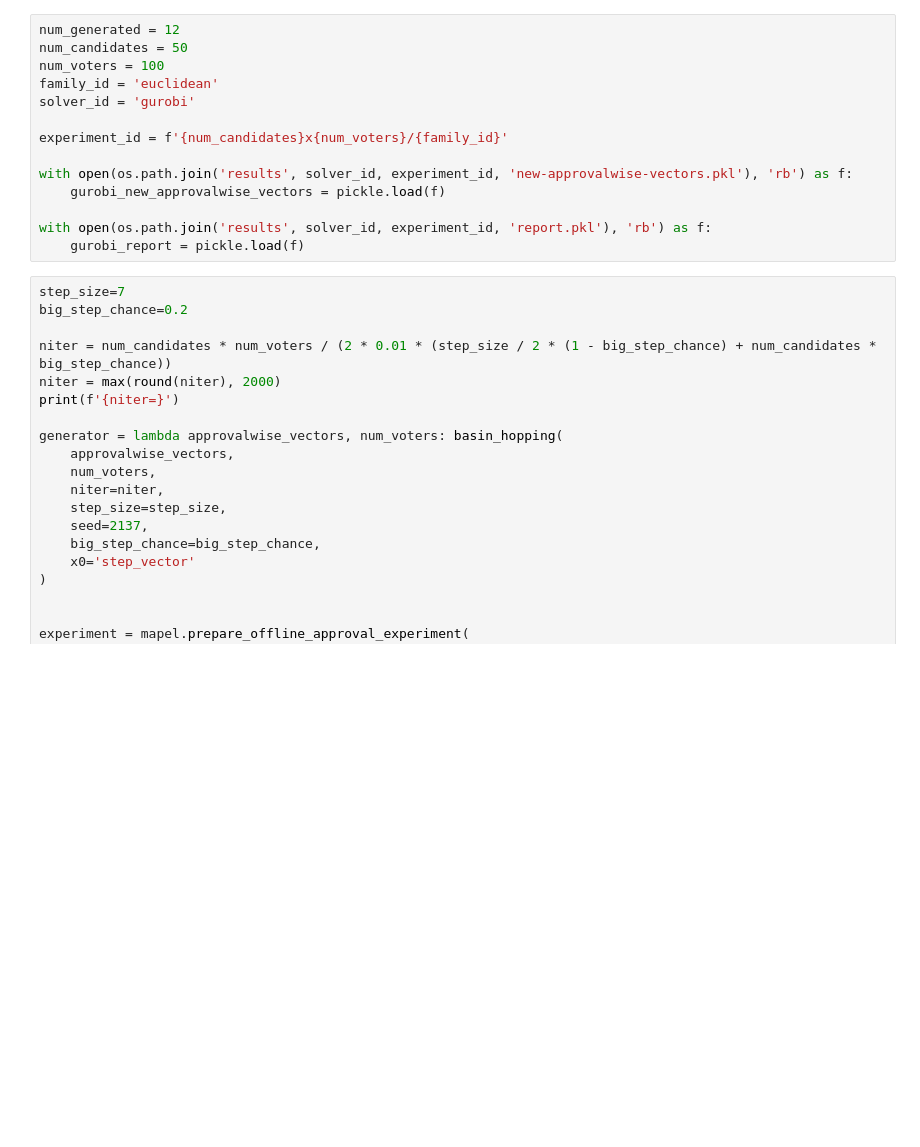
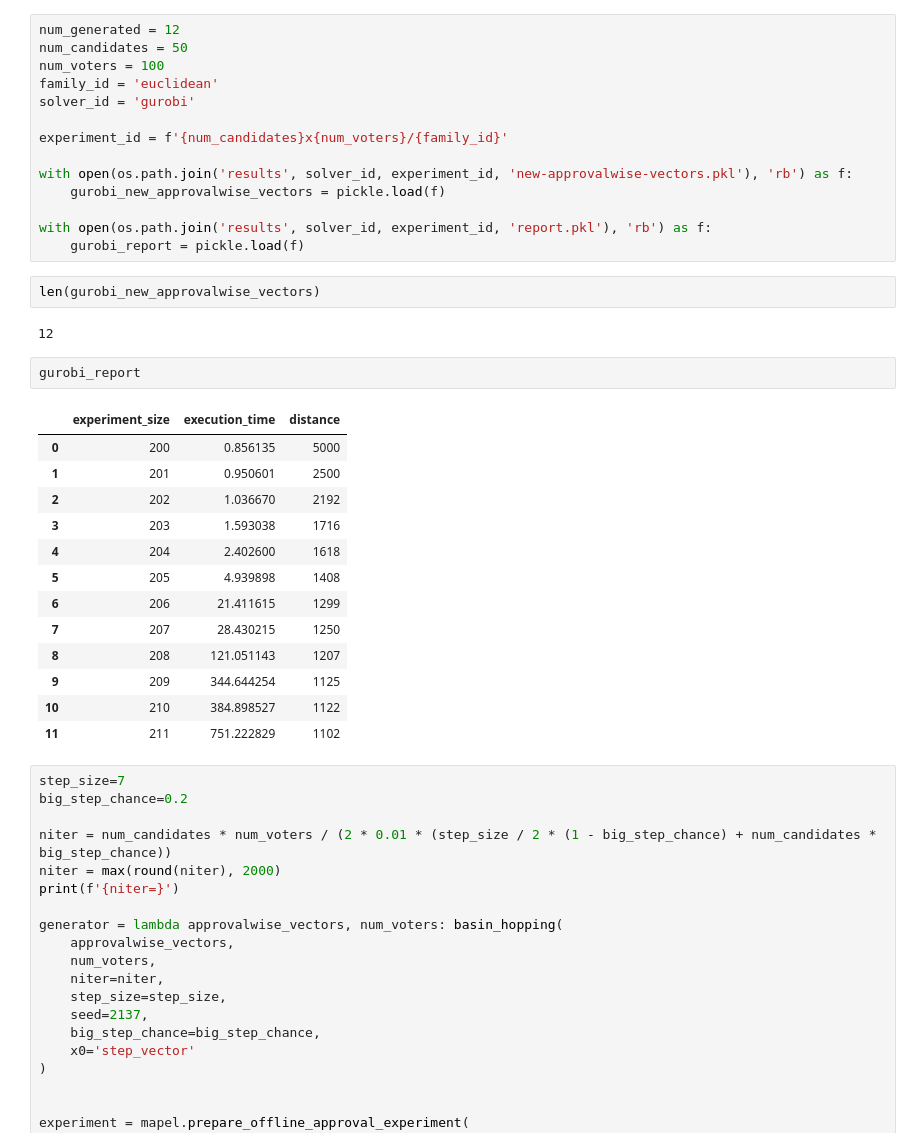
Before and after one commit to Janix4000/holes-in-elections, a Jupyter notebook: approval_l1/comparison.ipynb, the cells around one changed output. Saved outputs shown, nothing was run; the diff lists cells and outputs as text; blank space fills up the shorter version.

```diff
--- a/approval_l1/comparison.ipynb
+++ b/approval_l1/comparison.ipynb
@@ -44,6 +44,26 @@ with open(os.path.join('results', solver_id, experiment_id, 'new-approvalwise-ve
 
 with open(os.path.join('results', solver_id, experiment_id, 'report.pkl'), 'rb') as f:
     gurobi_report = pickle.load(f)
+# %%
+len(gurobi_new_approvalwise_vectors)
+# %% [output]
+12
+# %%
+gurobi_report
+# %% [output]
+|  | experiment_size | execution_time | distance |
+| 0 | 200 | 0.856135 | 5000 |
+| 1 | 201 | 0.950601 | 2500 |
+| 2 | 202 | 1.036670 | 2192 |
+| 3 | 203 | 1.593038 | 1716 |
+| 4 | 204 | 2.402600 | 1618 |
+| 5 | 205 | 4.939898 | 1408 |
+| 6 | 206 | 21.411615 | 1299 |
+| 7 | 207 | 28.430215 | 1250 |
+| 8 | 208 | 121.051143 | 1207 |
+| 9 | 209 | 344.644254 | 1125 |
+| 10 | 210 | 384.898527 | 1122 |
+| 11 | 211 | 751.222829 | 1102 |
 # %%
 step_size=7
 big_step_chance=0.2
```
